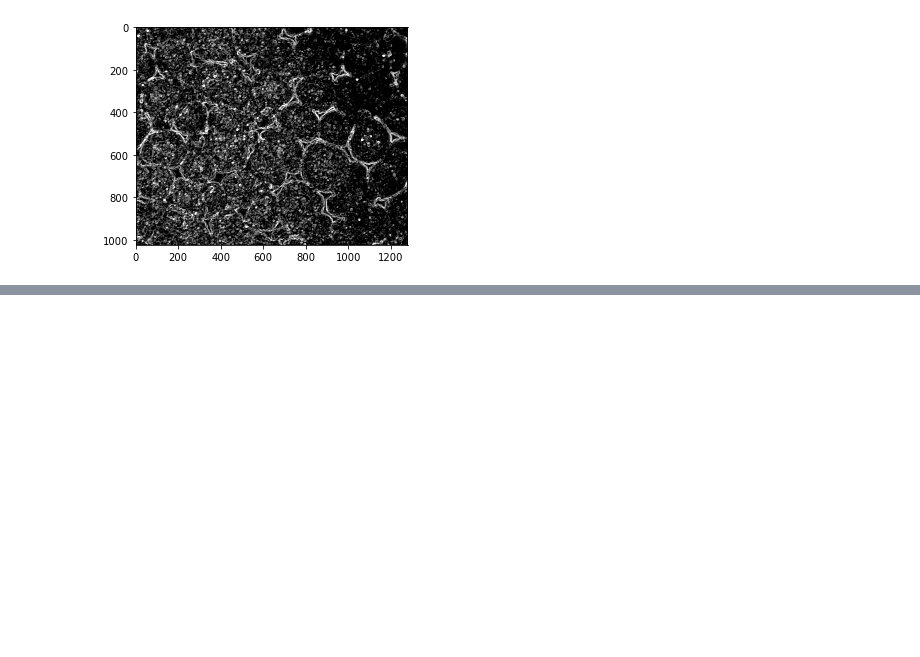
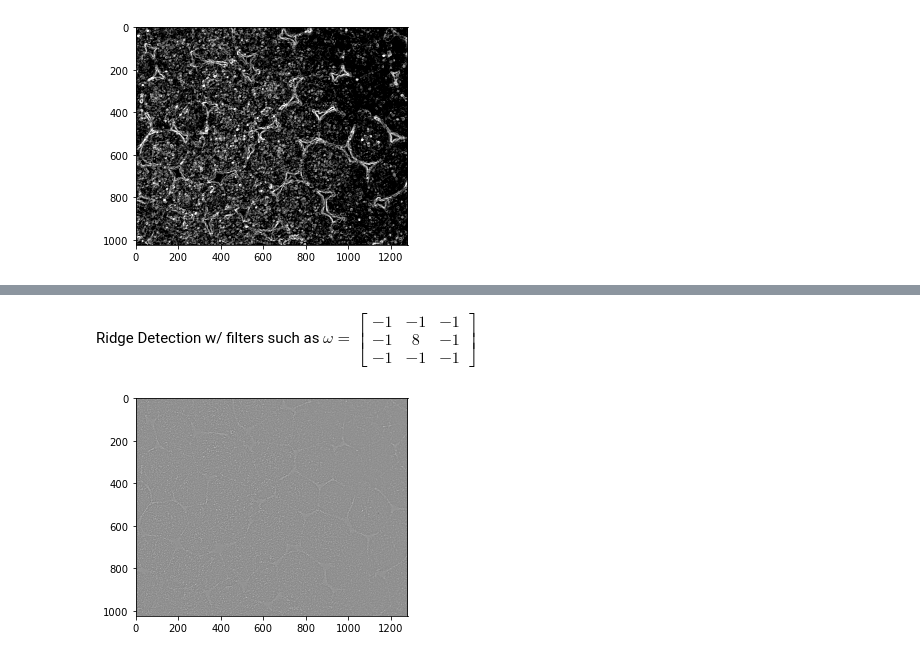
Before and after one commit to johnmays/convection-cell-research, a Jupyter notebook: image_processing/early_analysis.ipynb, the cells around one changed output, grey strips where cells are left out. Cells and saved outputs as stored; diff of their text form; code cells hidden in the pictures; blank space fills up the shorter version.

```diff
--- a/image_processing/early_analysis.ipynb
+++ b/image_processing/early_analysis.ipynb
@@ -58,0 +72,11 @@ plt.imshow(neighbor_difference_image, cmap='Greys_r', clim=(0.1,0.5));
+# %% [markdown]
+Ridge Detection w/ filters such as $\omega = \begin{bmatrix}-1&-1&-1\\-1&8&-1\\-1&-1&-1\end{bmatrix}$
+# %%
+ridge_kernel_3 = np.array(
+    [[-1, -1,  -1],
+    [-1,  8, -1],
+    [-1, -1,  -1]])
+ridge_image_3 = cv2.filter2D(src=image, ddepth=-1, kernel=ridge_kernel_3)
+plt.imshow(ridge_image_3, cmap='Greys_r');
+# %% [output]
+[figure, added]
```
Also changed, not shown: parts of 8 cells of this notebook, 1 other file.
